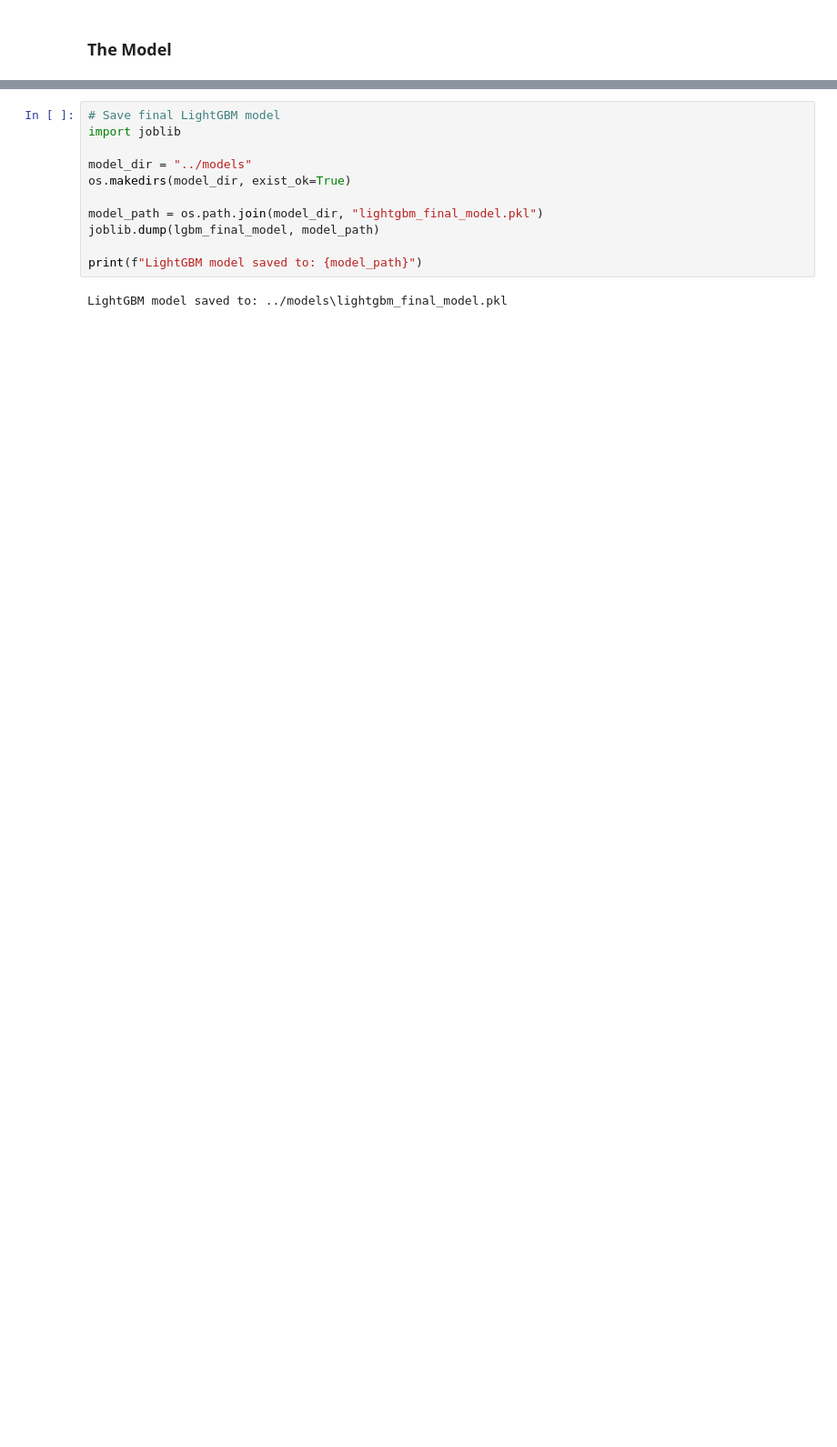
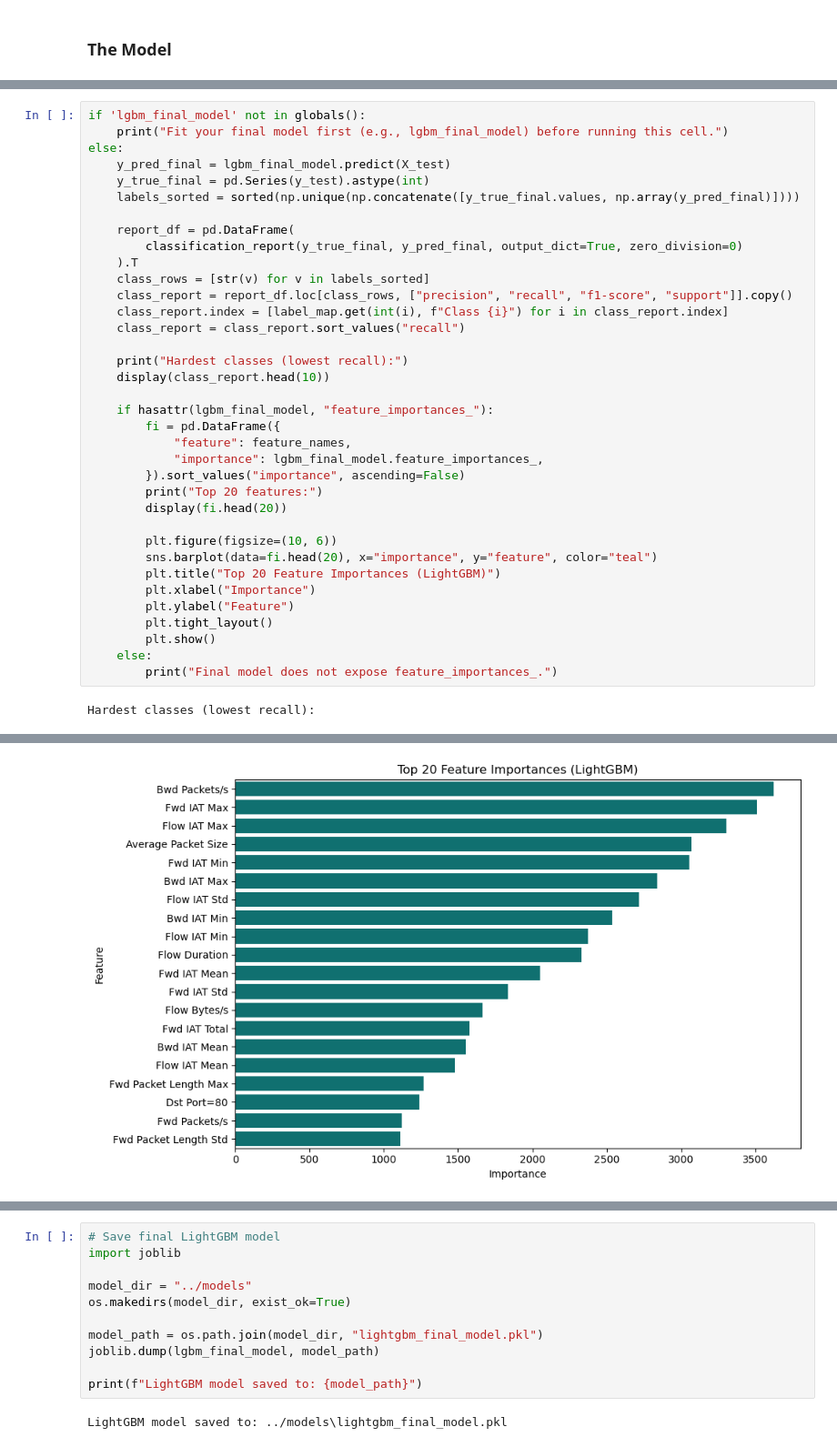
Before and after one commit to tanmanrok/NetworkDataSecurityScanner, a Jupyter notebook: notebooks/Modeling.ipynb, the cells around one changed output, grey strips where cells are left out. Shown at 91% size. Cells and saved outputs as stored; diff of their text form; blank space fills up the shorter version.

```diff
--- a/notebooks/Modeling.ipynb
+++ b/notebooks/Modeling.ipynb
@@ -879,0 +856,38 @@ Final LightGBM Accuracy: 0.9859
+# %%
+if 'lgbm_final_model' not in globals():
+    print("Fit your final model first (e.g., lgbm_final_model) before running this cell.")
+else:
+    y_pred_final = lgbm_final_model.predict(X_test)
+    y_true_final = pd.Series(y_test).astype(int)
+    labels_sorted = sorted(np.unique(np.concatenate([y_true_final.values, np.array(y_pred_final)])))
+
+    report_df = pd.DataFrame(
+        classification_report(y_true_final, y_pred_final, output_dict=True, zero_division=0)
+    ).T
+    class_rows = [str(v) for v in labels_sorted]
+    class_report = report_df.loc[class_rows, ["precision", "recall", "f1-score", "support"]].copy()
+    class_report.index = [label_map.get(int(i), f"Class {i}") for i in class_report.index]
+    class_report = class_report.sort_values("recall")
+
+    print("Hardest classes (lowest recall):")
+    display(class_report.head(10))
+
+    if hasattr(lgbm_final_model, "feature_importances_"):
+        fi = pd.DataFrame({
+            "feature": feature_names,
+            "importance": lgbm_final_model.feature_importances_,
+        }).sort_values("importance", ascending=False)
+        print("Top 20 features:")
+        display(fi.head(20))
+
+        plt.figure(figsize=(10, 6))
+        sns.barplot(data=fi.head(20), x="importance", y="feature", color="teal")
+        plt.title("Top 20 Feature Importances (LightGBM)")
+        plt.xlabel("Importance")
+        plt.ylabel("Feature")
+        plt.tight_layout()
+        plt.show()
+    else:
+        print("Final model does not expose feature_importances_.")
+# %% [output]
+Hardest classes (lowest recall):
@@ -879,0 +923 @@ Final LightGBM Accuracy: 0.9859
+[figure, added]
```
Also changed, not shown: parts of 37 cells of this notebook, 2 other files.
